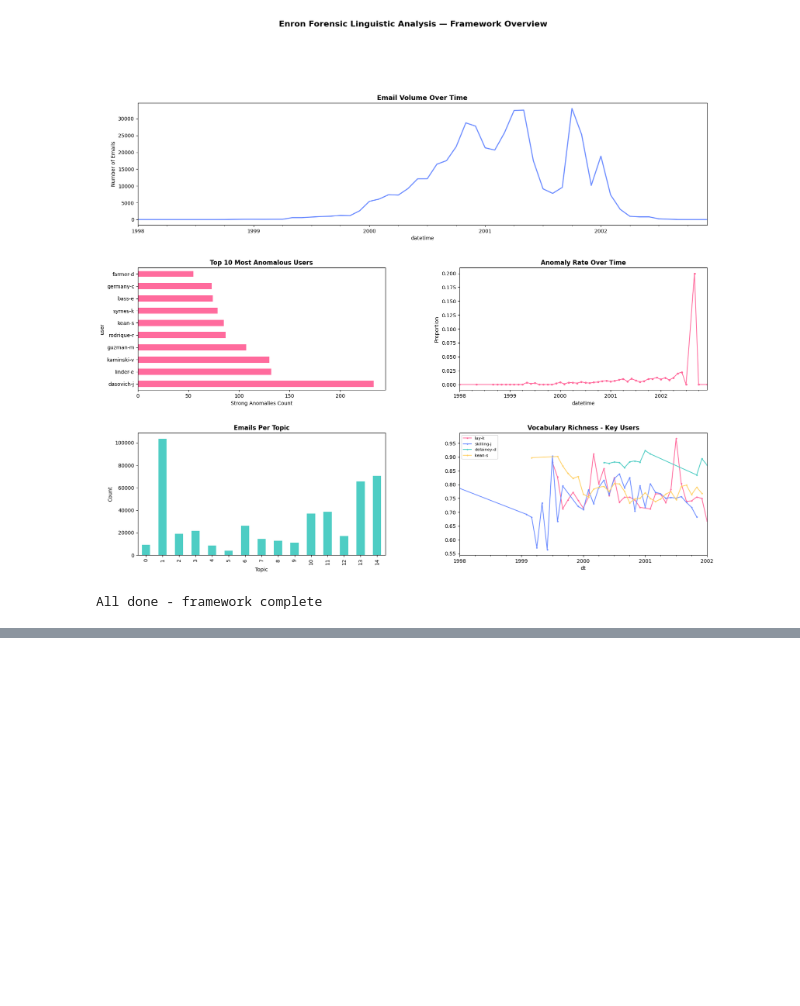
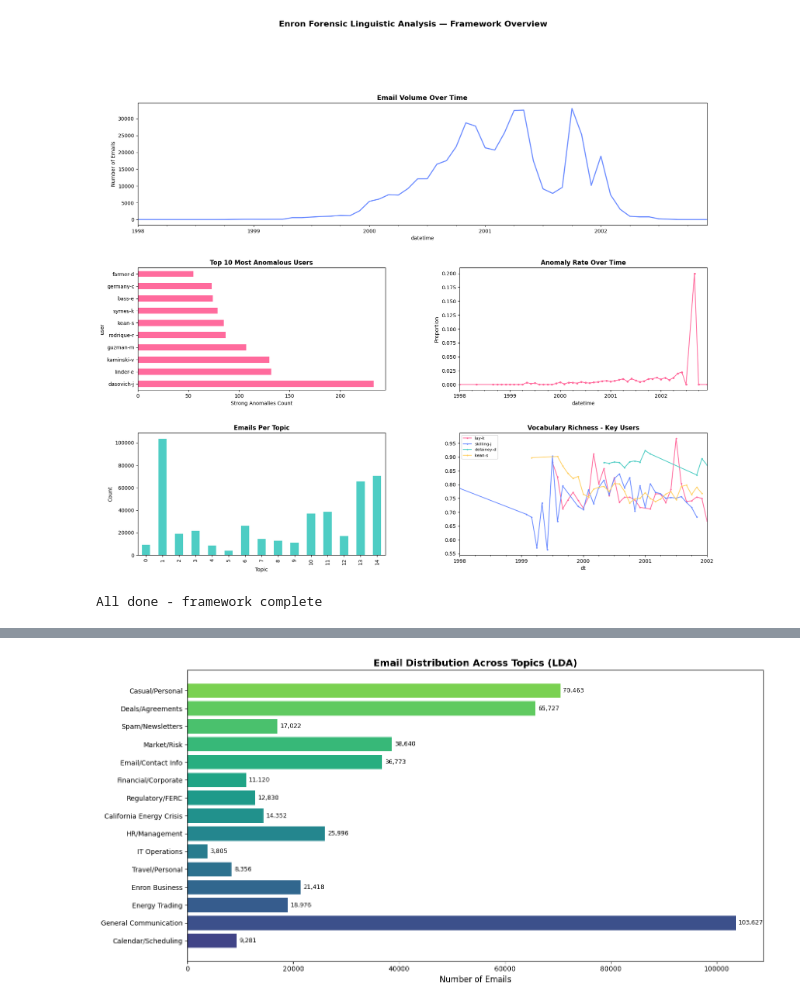
Before and after one commit to NoorHenigal/enron-nlp-forensics, a Jupyter notebook: notebooks/08_visualisations.ipynb, the cells around one changed output, grey strips where cells are left out. Saved outputs shown, nothing was run; the diff lists cells and outputs as text; code cells hidden in the pictures; blank space fills up the shorter version.

```diff
--- a/notebooks/08_visualisations.ipynb
+++ b/notebooks/08_visualisations.ipynb
@@ -111,0 +133,36 @@ All done - framework complete
+# %%
+# Topic distribution with descriptive labels
+topic_labels = {
+    0: 'Calendar/Scheduling',
+    1: 'General Communication',
+    2: 'Energy Trading',
+    3: 'Enron Business',
+    4: 'Travel/Personal',
+    5: 'IT Operations',
+    6: 'HR/Management',
+    7: 'California Energy Crisis',
+    8: 'Regulatory/FERC',
+    9: 'Financial/Corporate',
+    10: 'Email/Contact Info',
+    11: 'Market/Risk',
+    12: 'Spam/Newsletters',
+    13: 'Deals/Agreements',
+    14: 'Casual/Personal'
+}
+
+topic_counts = df['dominant_topic'].value_counts().sort_index()
+labels = [topic_labels[i] for i in topic_counts.index]
+
+fig, ax = plt.subplots(figsize=(14, 7))
+bars = ax.barh(labels, topic_counts.values, color=plt.cm.viridis(np.linspace(0.2, 0.8, 15)))
+ax.set_xlabel('Number of Emails', fontsize=12)
+ax.set_title('Email Distribution Across Topics (LDA)', fontsize=14, fontweight='bold')
+
+for i, v in enumerate(topic_counts.values):
+    ax.text(v + 500, i, f'{v:,}', va='center', fontsize=9)
+
+plt.tight_layout()
+plt.savefig('../results/figures/topic_distribution_labelled.png', dpi=150)
+plt.show()
+# %% [output]
+[figure, added]
```
Also changed, not shown: parts of 6 cells of this notebook, 6 other files.
